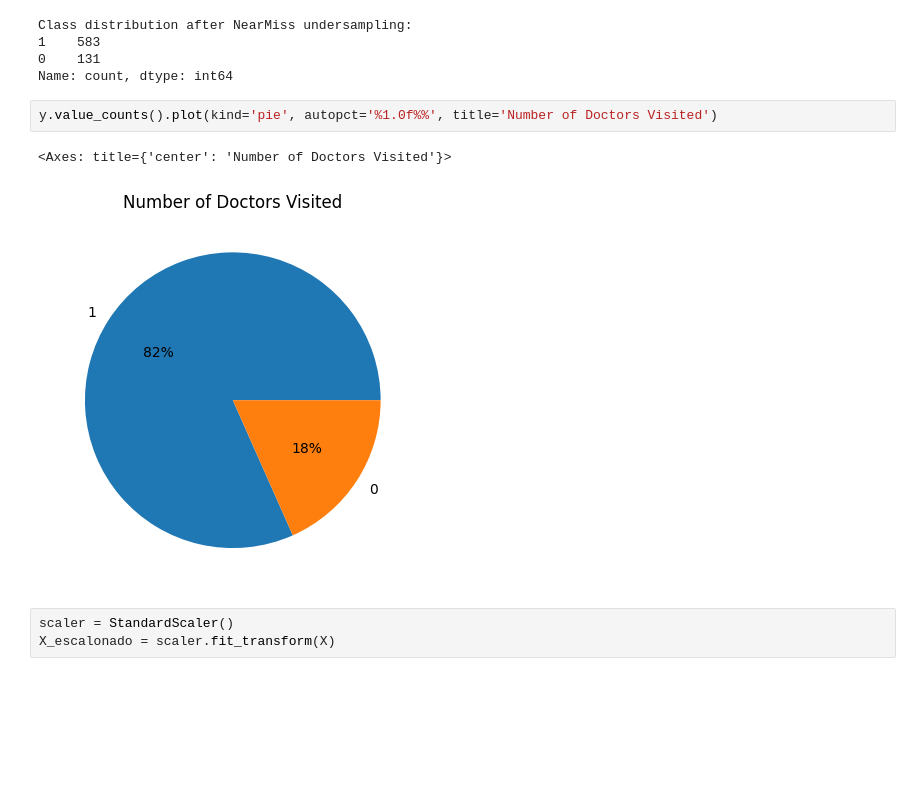
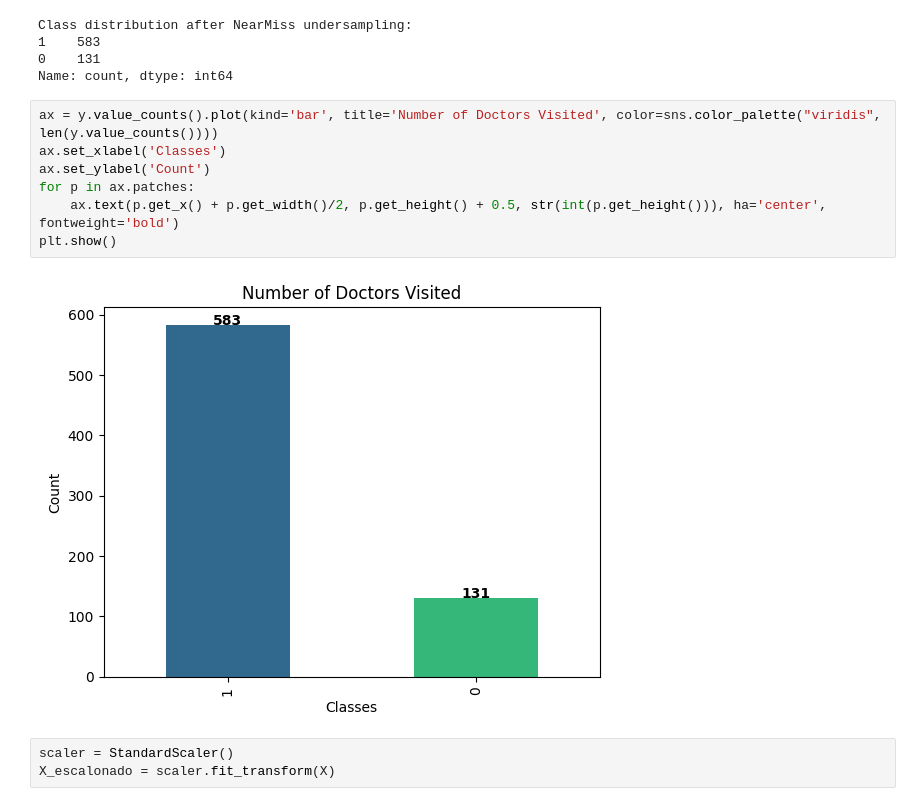
Before and after one commit to pkziinn10/Analyze-the-use-of-medical-services-by-the-elderly, a Jupyter notebook: src/AUSMI.ipynb, the cells around one changed output. Cells and saved outputs as stored; diff of their text form; blank space fills up the shorter version.

```diff
--- a/src/AUSMI.ipynb
+++ b/src/AUSMI.ipynb
@@ -378,11 +372,15 @@ Class distribution after NearMiss undersampling:
 1    583
 0    131
 Name: count, dtype: int64
-# %%
-y.value_counts().plot(kind='pie', autopct='%1.0f%%', title='Number of Doctors Visited')
-# %% [output]
-<Axes: title={'center': 'Number of Doctors Visited'}>
-[figure, removed]
+# %%
+ax = y.value_counts().plot(kind='bar', title='Number of Doctors Visited', color=sns.color_palette("viridis", len(y.value_counts())))
+ax.set_xlabel('Classes')
+ax.set_ylabel('Count')
+for p in ax.patches:
+    ax.text(p.get_x() + p.get_width()/2, p.get_height() + 0.5, str(int(p.get_height())), ha='center', fontweight='bold')
+plt.show()
+# %% [output]
+[figure, added]
 # %%
 scaler = StandardScaler()
 X_escalonado = scaler.fit_transform(X)
```
Also changed, not shown: parts of 21 cells of this notebook.
